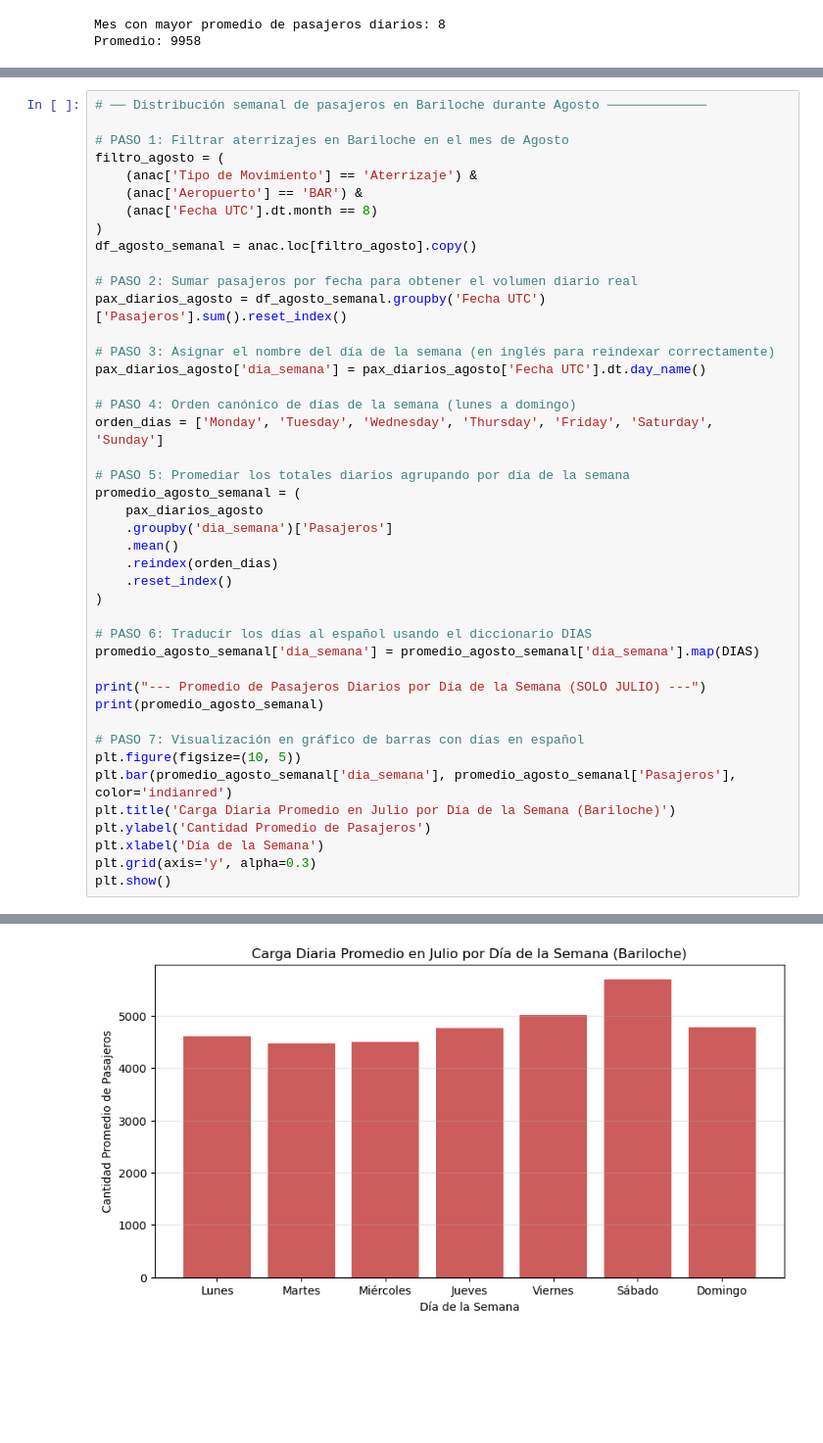
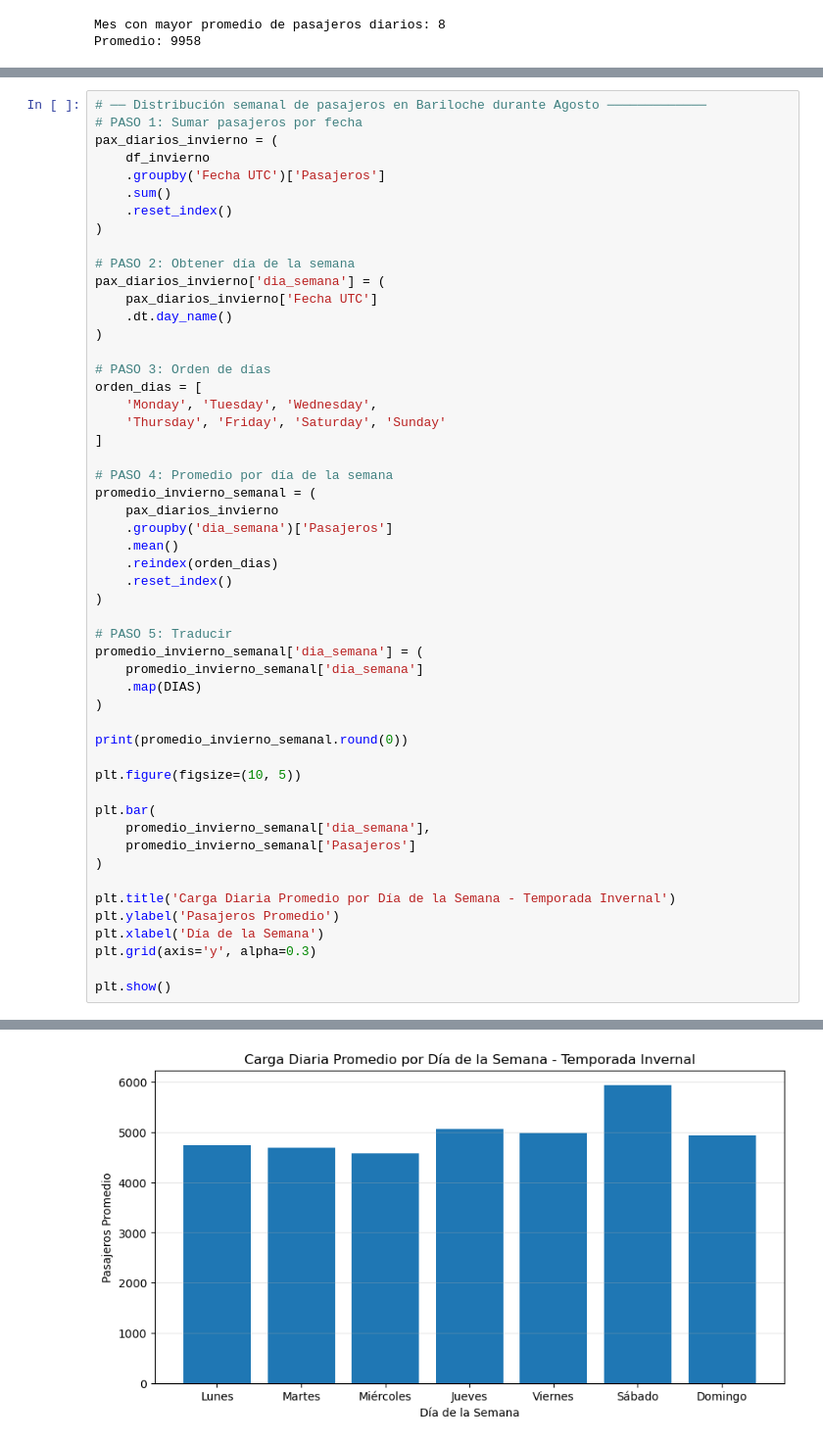
Before and after one commit to mletelle/MateIV_Transporte_Publico, a Jupyter notebook: Datasets ANALIZADOS/Aterrizajes despegues.ipynb, the cells around one changed output, grey strips where cells are left out. Shown at 98% size. Saved outputs shown, nothing was run; the diff lists cells and outputs as text; blank space fills up the shorter version.

```diff
--- a/Datasets ANALIZADOS/Aterrizajes despegues.ipynb
+++ b/Datasets ANALIZADOS/Aterrizajes despegues.ipynb
@@ -500,44 +541,53 @@ Para la planificación de recursos, estas franjas representan las mejores ventan
 # %%
 # ── Distribución semanal de pasajeros en Bariloche durante Agosto ─────────────
+# PASO 1: Sumar pasajeros por fecha
+pax_diarios_invierno = (
+    df_invierno
+    .groupby('Fecha UTC')['Pasajeros']
+    .sum()
+    .reset_index()
+)
 
-# PASO 1: Filtrar aterrizajes en Bariloche en el mes de Agosto
-filtro_agosto = (
-    (anac['Tipo de Movimiento'] == 'Aterrizaje') &
-    (anac['Aeropuerto'] == 'BAR') &
-    (anac['Fecha UTC'].dt.month == 8)
+# PASO 2: Obtener día de la semana
+pax_diarios_invierno['dia_semana'] = (
+    pax_diarios_invierno['Fecha UTC']
+    .dt.day_name()
 )
-df_agosto_semanal = anac.loc[filtro_agosto].copy()
 
-# PASO 2: Sumar pasajeros por fecha para obtener el volumen diario real
-pax_diarios_agosto = df_agosto_semanal.groupby('Fecha UTC')['Pasajeros'].sum().reset_index()
+# PASO 3: Orden de días
+orden_dias = [
+    'Monday', 'Tuesday', 'Wednesday',
+    'Thursday', 'Friday', 'Saturday', 'Sunday'
+]
 
-# PASO 3: Asignar el nombre del día de la semana (en inglés para reindexar correctamente)
-pax_diarios_agosto['dia_semana'] = pax_diarios_agosto['Fecha UTC'].dt.day_name()
-
-# PASO 4: Orden canónico de días de la semana (lunes a domingo)
-orden_dias = ['Monday', 'Tuesday', 'Wednesday', 'Thursday', 'Friday', 'Saturday', 'Sunday']
-
-# PASO 5: Promediar los totales diarios agrupando por día de la semana
-promedio_agosto_semanal = (
-    pax_diarios_agosto
+# PASO 4: Promedio por día de la semana
+promedio_invierno_semanal = (
+    pax_diarios_invierno
     .groupby('dia_semana')['Pasajeros']
     .mean()
     .reindex(orden_dias)
     .reset_index()
 )
 
-# PASO 6: Traducir los días al español usando el diccionario DIAS
-promedio_agosto_semanal['dia_semana'] = promedio_agosto_semanal['dia_semana'].map(DIAS)
+# PASO 5: Traducir
+promedio_invierno_semanal['dia_semana'] = (
+    promedio_invierno_semanal['dia_semana']
+    .map(DIAS)
+)
 
-print("--- Promedio de Pasajeros Diarios por Día de la Semana (SOLO JULIO) ---")
-print(promedio_agosto_semanal)
+print(promedio_invierno_semanal.round(0))
 
-# PASO 7: Visualización en gráfico de barras con días en español
 plt.figure(figsize=(10, 5))
-plt.bar(promedio_agosto_semanal['dia_semana'], promedio_agosto_semanal['Pasajeros'], color='indianred')
-plt.title('Carga Diaria Promedio en Julio por Día de la Semana (Bariloche)')
-plt.ylabel('Cantidad Promedio de Pasajeros')
+
+plt.bar(
+    promedio_invierno_semanal['dia_semana'],
+    promedio_invierno_semanal['Pasajeros']
+)
+
+plt.title('Carga Diaria Promedio por Día de la Semana - Temporada Invernal')
+plt.ylabel('Pasajeros Promedio')
 plt.xlabel('Día de la Semana')
 plt.grid(axis='y', alpha=0.3)
+
 plt.show()
 # %% [output]
@@ -553 +602 @@ plt.show()
-[figure, old version]
+[figure, new version]
```
Also changed, not shown: parts of 21 cells of this notebook.
